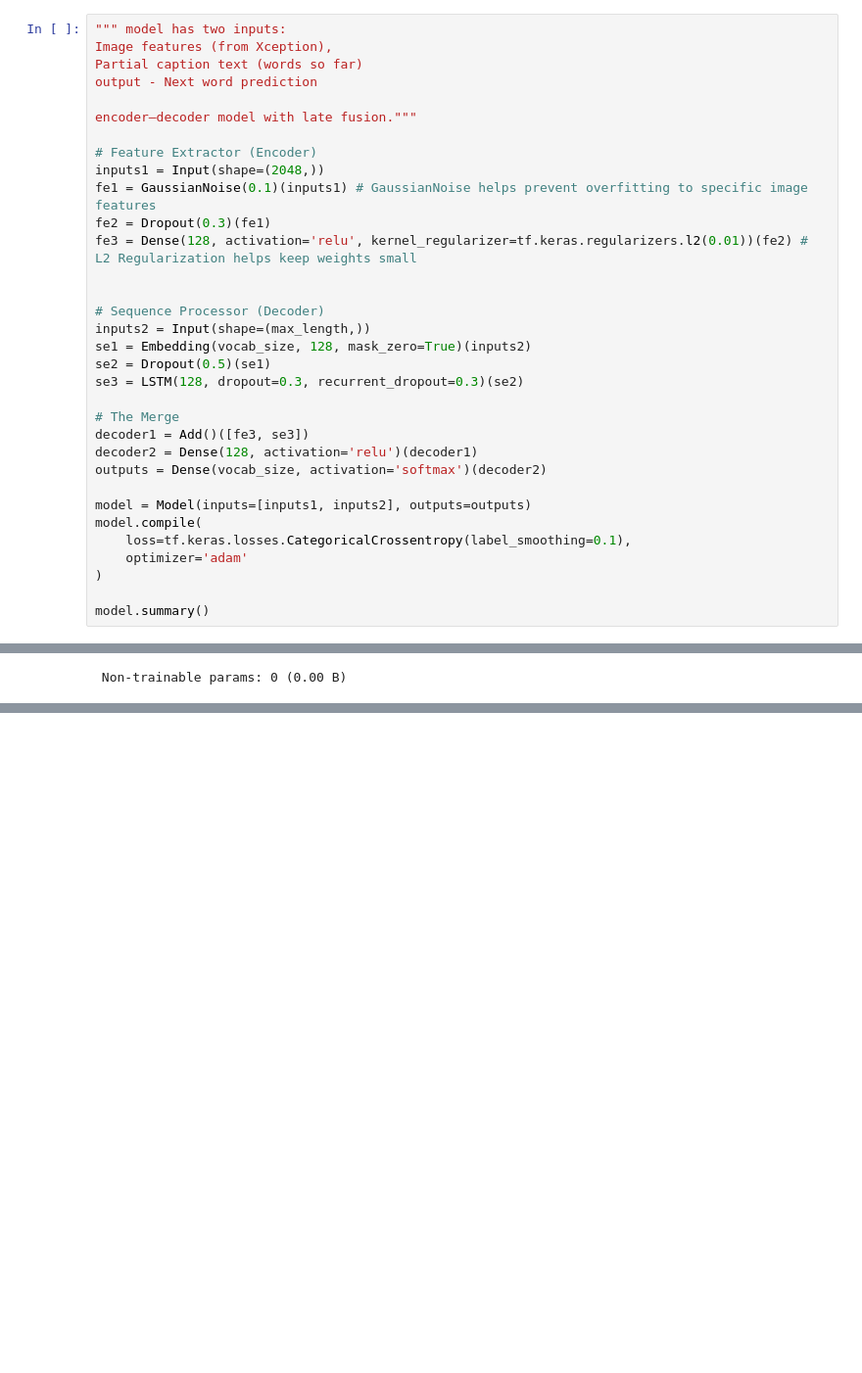
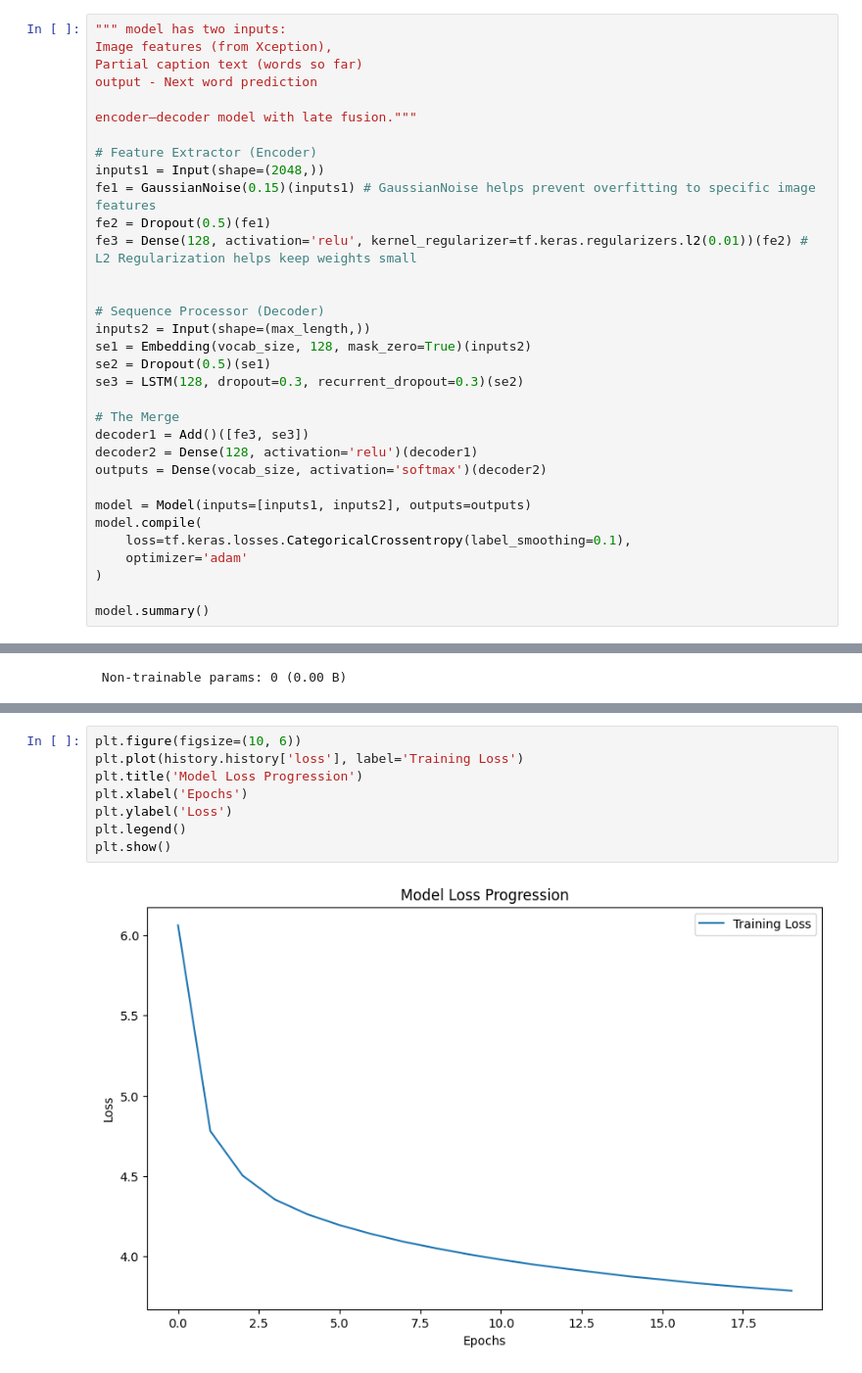
Before and after one commit to AnaAvkopashvili/Visual_Storyteller, a Jupyter notebook: data_and_training.ipynb, the cells around one changed output, grey strips where cells are left out. Shown at 98% size. Saved outputs shown, nothing was run; the diff lists cells and outputs as text; blank space fills up the shorter version.

Commit message:
Add training loop and inference

```diff
--- a/data_and_training.ipynb
+++ b/data_and_training.ipynb
@@ -351,8 +351,8 @@ encoder–decoder model with late fusion."""
 
 # Feature Extractor (Encoder)
 inputs1 = Input(shape=(2048,))
-fe1 = GaussianNoise(0.1)(inputs1) # GaussianNoise helps prevent overfitting to specific image features
-fe2 = Dropout(0.3)(fe1)
+fe1 = GaussianNoise(0.15)(inputs1) # GaussianNoise helps prevent overfitting to specific image features
+fe2 = Dropout(0.5)(fe1)
 fe3 = Dense(128, activation='relu', kernel_regularizer=tf.keras.regularizers.l2(0.01))(fe2) # L2 Regularization helps keep weights small
 
 
@@ -398,0 +494,10 @@ Model: "functional"
+# %%
+plt.figure(figsize=(10, 6))
+plt.plot(history.history['loss'], label='Training Loss')
+plt.title('Model Loss Progression')
+plt.xlabel('Epochs')
+plt.ylabel('Loss')
+plt.legend()
+plt.show()
+# %% [output]
+[figure, added]
```
Also changed, not shown: parts of 2 cells of this notebook, 2 other files.
